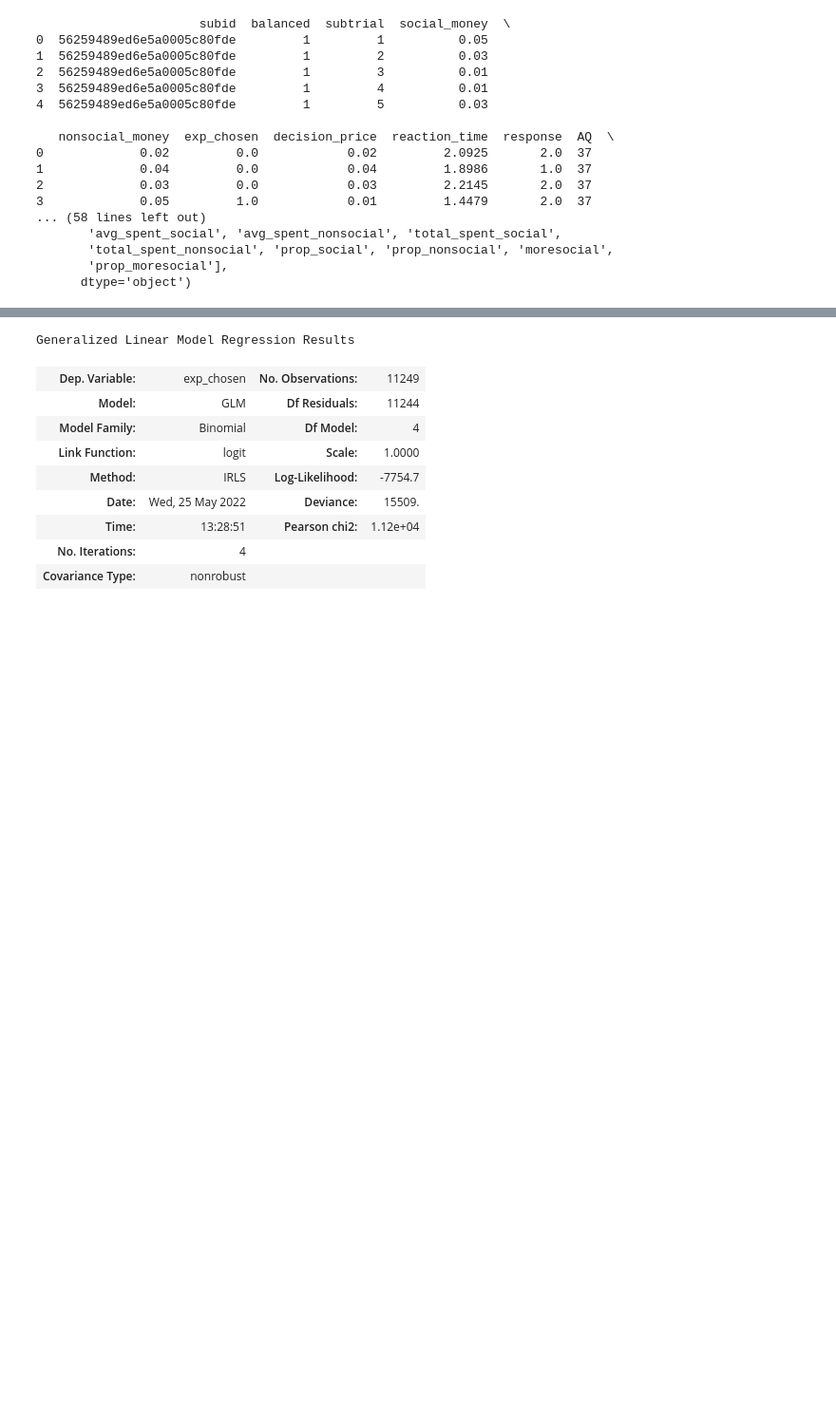
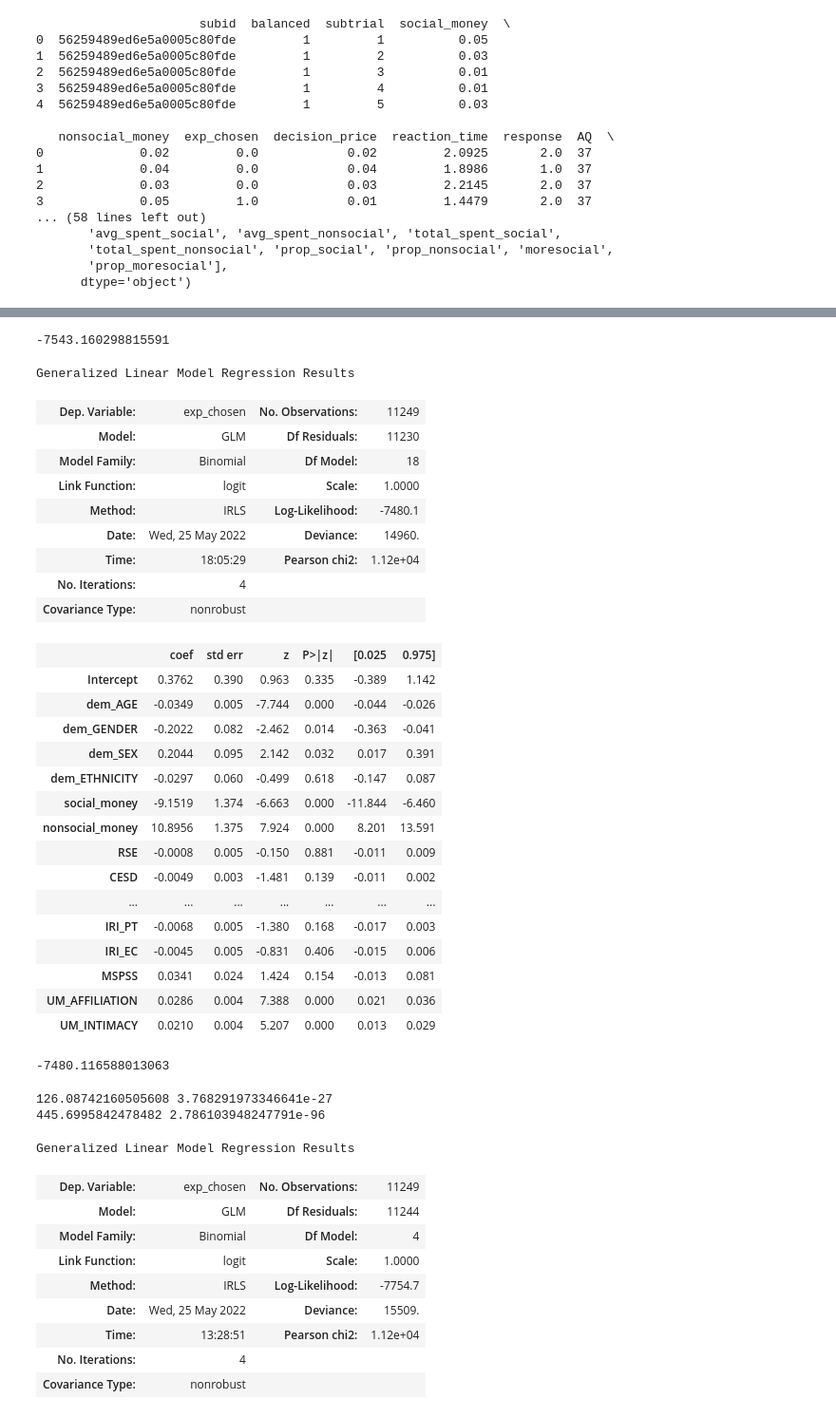
Before and after one commit to fareri-lab/WTP_CardTask, a Jupyter notebook: APS/WTP_HLM.ipynb, the cells around one changed output, grey strips where cells are left out. Shown at 95% size. Saved outputs shown, nothing was run; the diff lists cells and outputs as text; code cells hidden in the pictures; blank space fills up the shorter version.

```diff
--- a/APS/WTP_HLM.ipynb
+++ b/APS/WTP_HLM.ipynb
@@ -97,3 +236,59 @@ import statsmodels.formula.api as smf
+# %%
+reduced_ll=model.llf
+print(reduced_ll)
+# %% [output]
+-7543.160298815591
+# %%
+#add social measures
+model = smf.glm('exp_chosen ~ dem_AGE + dem_GENDER+ dem_SEX+ dem_ETHNICITY + social_money + nonsocial_money + %s + %s +%s +%s' %(dep_anx,solitude,mentalizing,sociability), family= sm.families.Binomial(),data=data).fit()
+model.summary()
+# %% [output]
+Generalized Linear Model Regression Results
+| Dep. Variable: | exp_chosen | No. Observations: | 11249 |
+| Model: | GLM | Df Residuals: | 11230 |
+| Model Family: | Binomial | Df Model: | 18 |
+| Link Function: | logit | Scale: | 1.0000 |
+| Method: | IRLS | Log-Likelihood: | -7480.1 |
+| Date: | Wed, 25 May 2022 | Deviance: | 14960. |
+| Time: | 18:05:29 | Pearson chi2: | 1.12e+04 |
+| No. Iterations: | 4 |  |  |
+| Covariance Type: | nonrobust |  |  |
+|  | coef | std err | z | P>|z| | [0.025 | 0.975] |
+| Intercept | 0.3762 | 0.390 | 0.963 | 0.335 | -0.389 | 1.142 |
+| dem_AGE | -0.0349 | 0.005 | -7.744 | 0.000 | -0.044 | -0.026 |
+| dem_GENDER | -0.2022 | 0.082 | -2.462 | 0.014 | -0.363 | -0.041 |
+| dem_SEX | 0.2044 | 0.095 | 2.142 | 0.032 | 0.017 | 0.391 |
+| dem_ETHNICITY | -0.0297 | 0.060 | -0.499 | 0.618 | -0.147 | 0.087 |
+| social_money | -9.1519 | 1.374 | -6.663 | 0.000 | -11.844 | -6.460 |
+| nonsocial_money | 10.8956 | 1.375 | 7.924 | 0.000 | 8.201 | 13.591 |
+| RSE | -0.0008 | 0.005 | -0.150 | 0.881 | -0.011 | 0.009 |
+| CESD | -0.0049 | 0.003 | -1.481 | 0.139 | -0.011 | 0.002 |
+| ... | ... | ... | ... | ... | ... | ... |
+| IRI_PT | -0.0068 | 0.005 | -1.380 | 0.168 | -0.017 | 0.003 |
+| IRI_EC | -0.0045 | 0.005 | -0.831 | 0.406 | -0.015 | 0.006 |
+| MSPSS | 0.0341 | 0.024 | 1.424 | 0.154 | -0.013 | 0.081 |
+| UM_AFFILIATION | 0.0286 | 0.004 | 7.388 | 0.000 | 0.021 | 0.036 |
+| UM_INTIMACY | 0.0210 | 0.004 | 5.207 | 0.000 | 0.013 | 0.029 |
+# %%
+full_ll=model.llf
+print(full_ll)
+# %% [output]
+-7480.116588013063
+# %%
+LR_statistic = -2*(reduced_ll-full_ll)
+
+p_val = scipy.stats.chi2.sf(LR_statistic, 3)
+
+print(LR_statistic,p_val)
+
+LR_statistic_null = -2*(null_ll-full_ll)
+
+p_val_null = scipy.stats.chi2.sf(LR_statistic_null, 3)
+
+print(LR_statistic_null,p_val_null)
+# %% [output]
+126.08742160505608 3.768291973346641e-27
+445.6995842478482 2.786103948247791e-96
 # %%
 #add demographics to model
 model = smf.glm('exp_chosen ~ dem_AGE + dem_GENDER+ dem_SEX+ dem_ETHNICITY', family= sm.families.Binomial(),data=data).fit()
```
Also changed, not shown: parts of 8 cells of this notebook, 1 other file.
